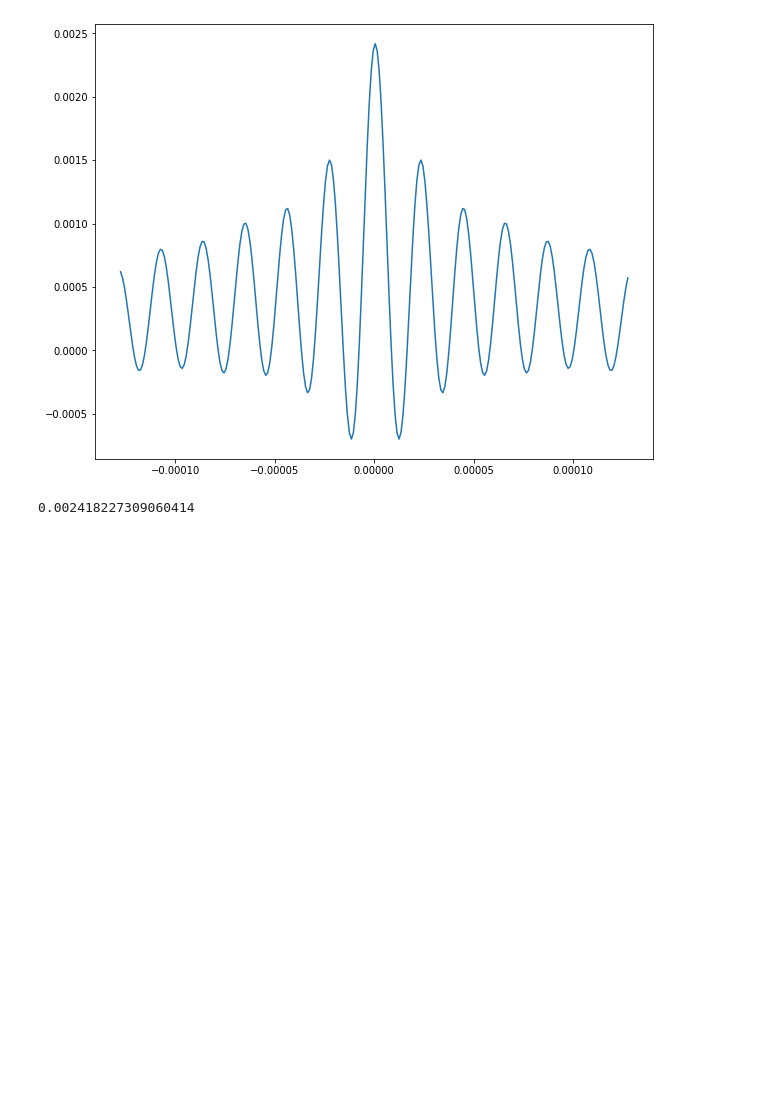
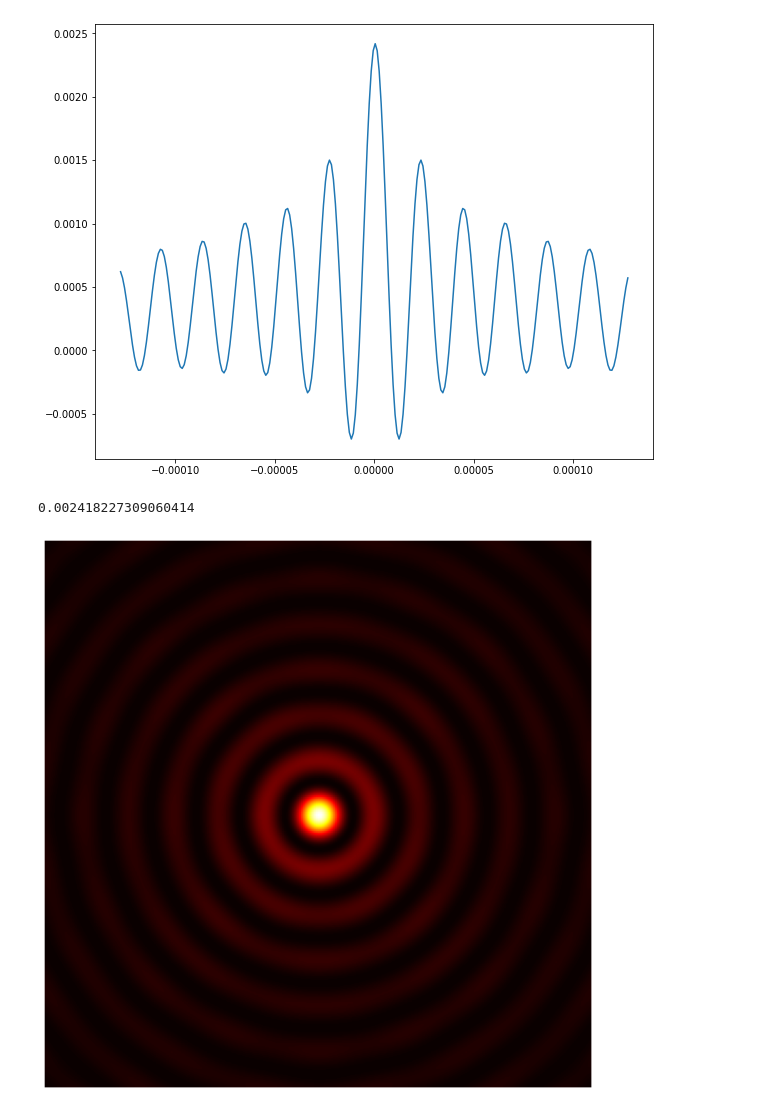
Before and after one commit to dieu-detruit/bachelor-thesis, a Jupyter notebook: illustration/chapter2/diffraction_comparison.ipynb, the cells around one changed output. Cells and saved outputs as stored; diff of their text form; code cells hidden in the pictures; blank space fills up the shorter version.

```diff
--- a/illustration/chapter2/diffraction_comparison.ipynb
+++ b/illustration/chapter2/diffraction_comparison.ipynb
@@ -58,3 +63,15 @@ fig.savefig('../../thesis/chap2/figure/diffraction_comparison_normalized_diff.pn
 np.max(np.abs(diff_normalized))
 # %% [output]
 0.002418227309060414
+# %%
+K = 256
+
+fig = plt.figure(figsize=(8, 8))
+plt.axis('off')
+plt.subplots_adjust(left=0, right=1, top=1, bottom=0)
+intensity_adjusted = intensity_sommerfeld[(N//2-K//2):(N//2+K//2), (N//2-K//2):(N//2+K//2)].copy()
+#plt.imshow(intensity_adjusted, cmap='gist_stern')
+plt.imshow(intensity_adjusted, cmap='hot')
+fig.savefig('../resource/chap2/method/focus_zoom.png')
+# %% [output]
+[figure, added]
```
Also changed, not shown: parts of 1 cell of this notebook, 50 other files.
